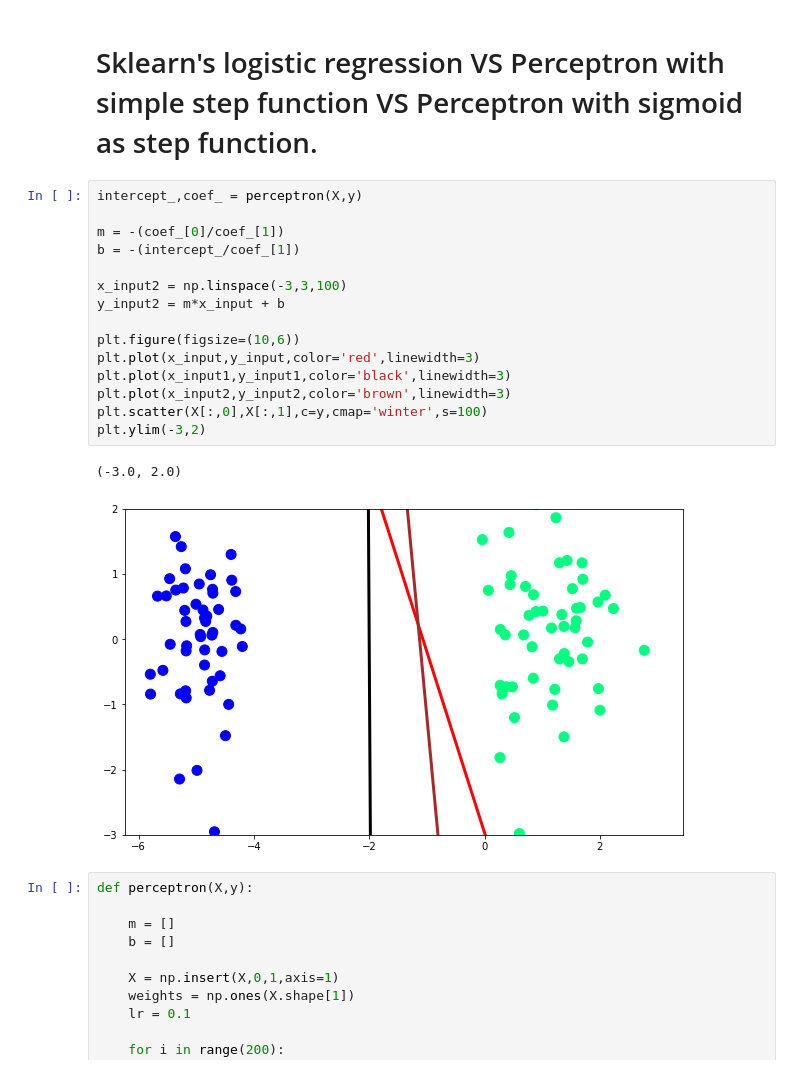
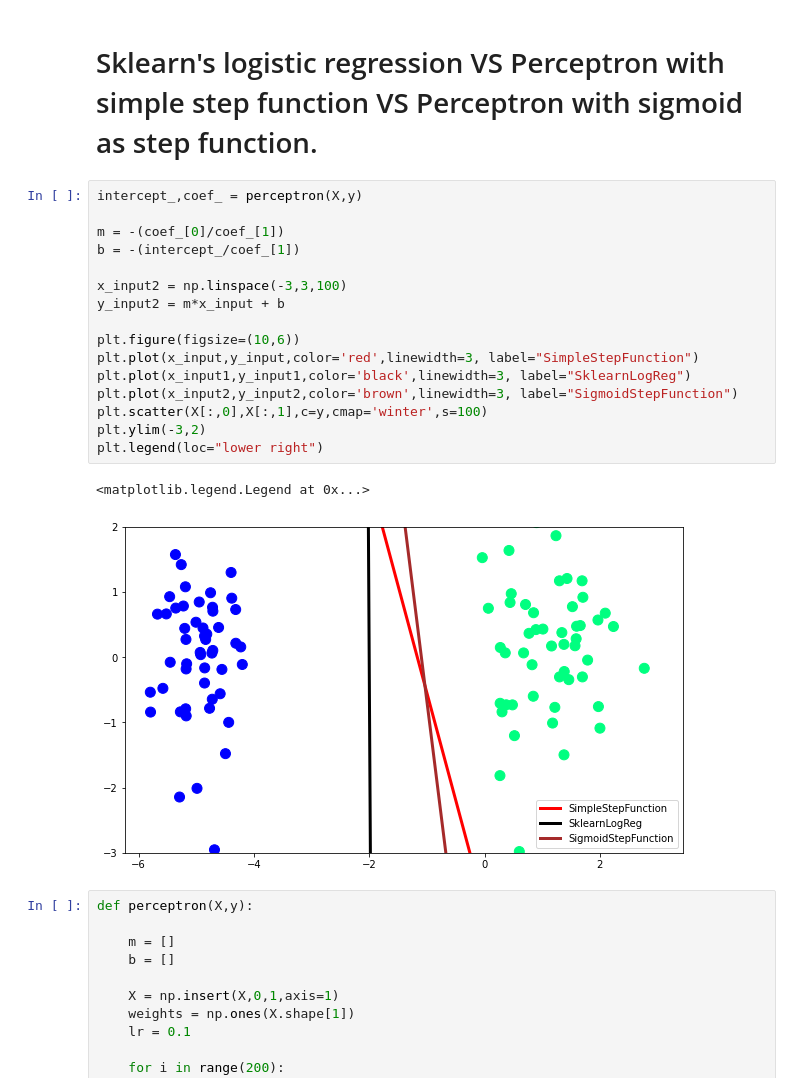
Before and after one commit to astrovishalthakur/MachineLearning, a Jupyter notebook: LogisticRegression/PerceptronWithSigmoid.ipynb, the cells around one changed output. Cells and saved outputs as stored; diff of their text form.

```diff
--- a/LogisticRegression/PerceptronWithSigmoid.ipynb
+++ b/LogisticRegression/PerceptronWithSigmoid.ipynb
@@ -110,21 +110,22 @@ def sigmoid(z):
 # %%
 intercept_,coef_ = perceptron(X,y)
 
 m = -(coef_[0]/coef_[1])
 b = -(intercept_/coef_[1])
 
 x_input2 = np.linspace(-3,3,100)
 y_input2 = m*x_input + b
 
 plt.figure(figsize=(10,6))
-plt.plot(x_input,y_input,color='red',linewidth=3)
-plt.plot(x_input1,y_input1,color='black',linewidth=3)
-plt.plot(x_input2,y_input2,color='brown',linewidth=3)
+plt.plot(x_input,y_input,color='red',linewidth=3, label="SimpleStepFunction")
+plt.plot(x_input1,y_input1,color='black',linewidth=3, label="SklearnLogReg")
+plt.plot(x_input2,y_input2,color='brown',linewidth=3, label="SigmoidStepFunction")
 plt.scatter(X[:,0],X[:,1],c=y,cmap='winter',s=100)
 plt.ylim(-3,2)
+plt.legend(loc="lower right")
 # %% [output]
-(-3.0, 2.0)
+<matplotlib.legend.Legend at 0x...>
-[figure, old version]
+[figure, new version]
 # %%
 def perceptron(X,y):
 
```
Also changed, not shown: parts of 3 cells of this notebook.
